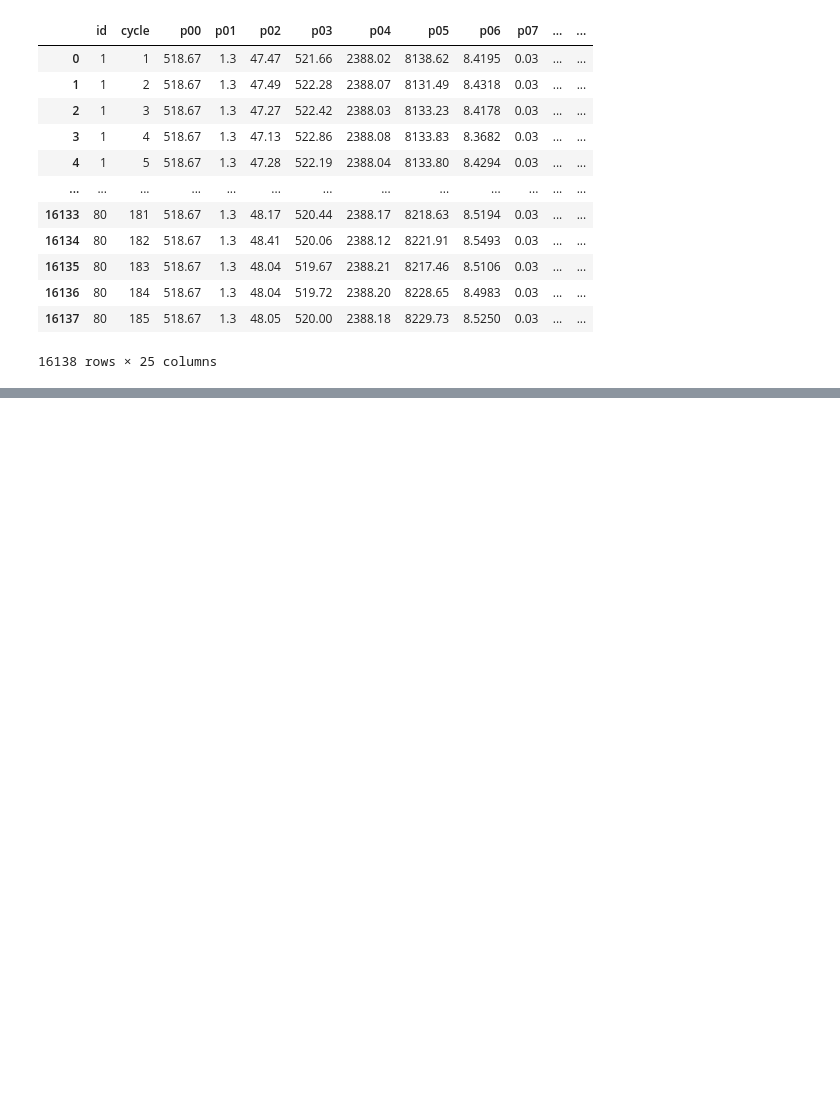
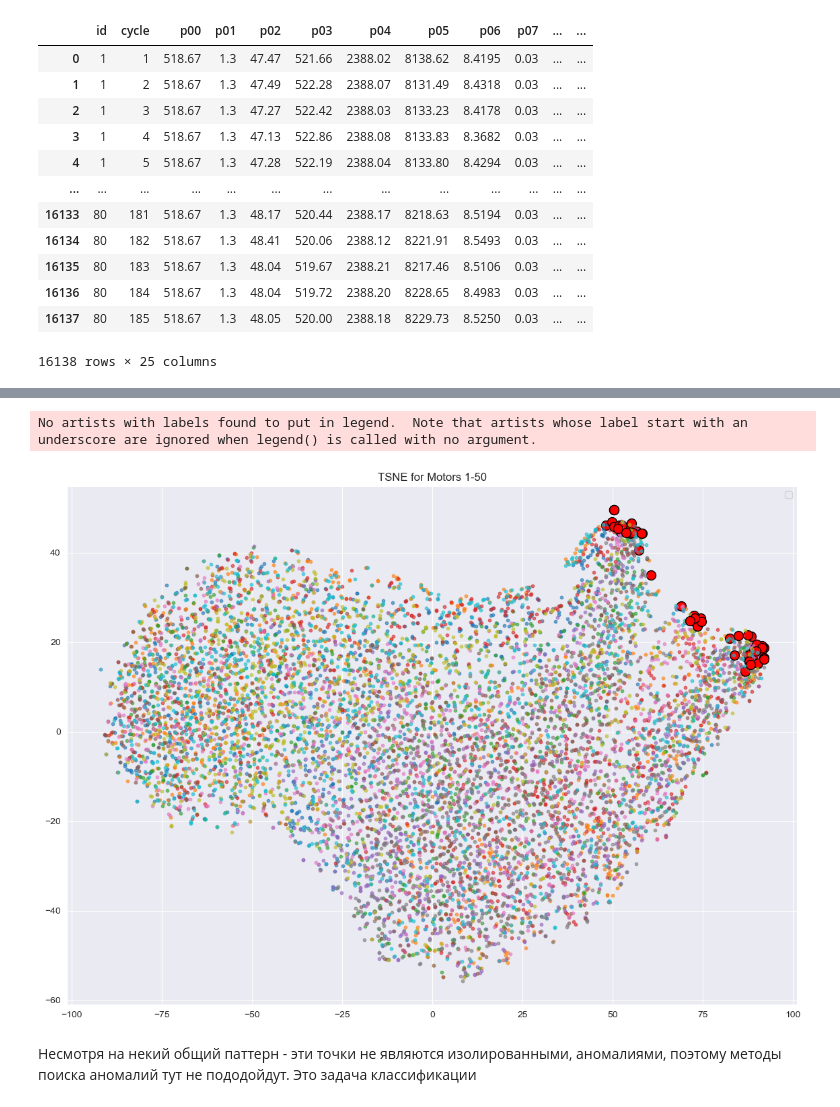
Before and after one commit to PeterOstr/test_task2, a Jupyter notebook: motor_maintenance.ipynb, the cells around one changed output, grey strips where cells are left out. Cells and saved outputs as stored; diff of their text form; code cells hidden in the pictures; blank space fills up the shorter version.

```diff
--- a/motor_maintenance.ipynb
+++ b/motor_maintenance.ipynb
@@ -371,0 +134,46 @@ Failure Prediction for new data:
+# %%
+# Создание меток для выхода из строя
+df['failure'] = df.groupby('id')['cycle'].transform(lambda x: x == x.max()).astype(int)
+
+# Задаем количество двигателей для отображения
+num_motors = 50  # можно изменить это значение
+
+# Отбор данных для указанных двигателей
+df = df[df['id'] <= num_motors]
+
+# Стандартизация данных
+scaler = StandardScaler()
+scaled_features = scaler.fit_transform(df.drop(columns=['id', 'cycle', 'failure']))
+
+scaled_df = pd.DataFrame(scaled_features, columns=df.columns[:-3])
+scaled_df['id'] = df['id'].values
+scaled_df['cycle'] = df['cycle'].values
+scaled_df['failure'] = df['failure'].values
+
+# Применение t-SNE
+tsne = TSNE(n_components=2, random_state=42)
+tsne_results = tsne.fit_transform(scaled_features)
+
+# Визуализация
+plt.figure(figsize=(14, 10))
+colors = plt.cm.tab10(np.linspace(0, 1, num_motors))
+
+for motor_id in range(1, num_motors + 1):
+    motor_data = scaled_df[scaled_df['id'] == motor_id]
+    indices = motor_data.index
+    last_point_index = motor_data[motor_data['failure'] == 1].index[-1] - motor_data.index[0]
+
+    # Отображаем все точки одного двигателя
+    plt.scatter(tsne_results[indices, 0], tsne_results[indices, 1], color=colors[motor_id-1], s=10, alpha=0.6)
+    # Отображаем последнюю точку одного двигателя
+    # plt.scatter(tsne_results[indices[last_point_index], 0], tsne_results[indices[last_point_index], 1], color='red', edgecolor='black', s=100, label=f'Motor ID {motor_id} Last Point')
+    plt.scatter(tsne_results[indices[last_point_index], 0], tsne_results[indices[last_point_index], 1], color='red', edgecolor='black', s=100)
+
+plt.title(f'TSNE for Motors 1-{num_motors}')
+plt.legend()
+plt.show()
+# %% [output]
+No artists with labels found to put in legend.  Note that artists whose label start with an underscore are ignored when legend() is called with no argument.
+[figure, added]
+# %% [markdown]
+Несмотря на некий общий паттерн - эти точки не являются изолированными, аномалиями, поэтому методы поиска аномалий тут не пододойдут. Это задача классификации
```
Also changed, not shown: parts of 30 cells of this notebook, 2 other files.
